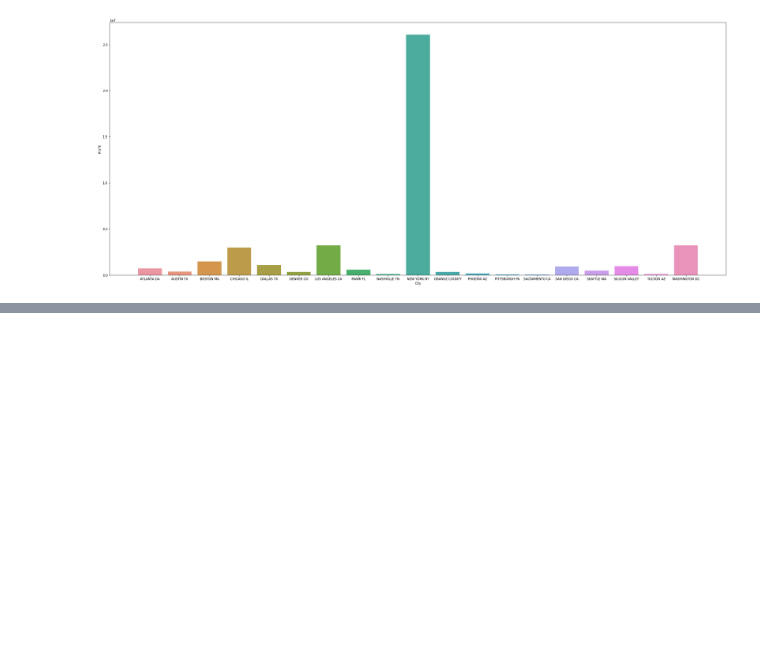
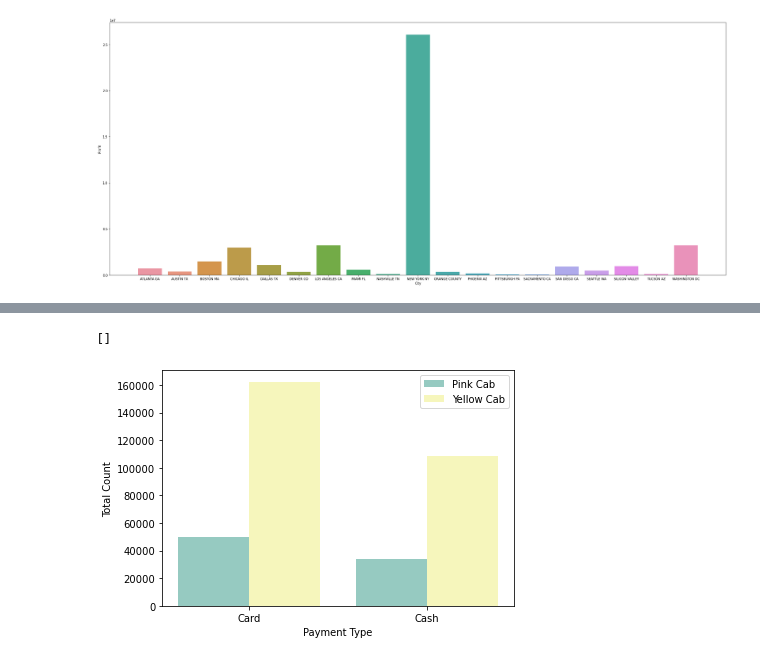
Before and after one commit to qngyn/DataGlacier, a Jupyter notebook: Week2/EDA.ipynb, the cells around one changed output, grey strips where cells are left out. Drawn from its saved outputs; the diff is of its cells as text; code cells hidden in the pictures; blank space fills up the shorter version.

Commit message:
Hypothesis 4 (partial)
- Update information for hypothesis 4 (gender, payment type) and its code

```diff
--- a/Week2/EDA.ipynb
+++ b/Week2/EDA.ipynb
@@ -445,0 +450,21 @@ plt.plot()
+# %%
+def payment(data, pay_type):
+    numpayment = len(data[data['Payment_Mode'] == pay_type])
+    total_profit = sum(data[data['Payment_Mode'] == pay_type]['Profit'])
+    return numpayment, total_profit
+def payment_mode(data, pay_type):
+    numpayment =[]
+    totalprofit =[]
+    for i in range(0, len(pay_type)):
+        value = payment(data, pay_type[i])
+        numpayment.append(value[0])
+        totalprofit.append(value[1])
+    return numpayment, totalprofit
+# %%
+pink_payment = payment_mode(pink_cab, pink_cab['Payment_Mode'].unique())
+yellow_payment = payment_mode(yellow_cab, yellow_cab['Payment_Mode'].unique())
+paymentmode = pd.DataFrame({'Company': np.repeat('Pink Cab', len(pink_payment)).tolist() + np.repeat('Yellow Cab', len(yellow_payment)).tolist(),
+         'Payment': pink_cab['Payment_Mode'].unique().tolist() + yellow_cab['Payment_Mode'].unique().tolist(),
+         'Total Count':  pink_payment[0] + yellow_payment[0],
+         'Profit': pink_payment[1] + yellow_payment[1]})
+paymentmode.head()
@@ -445,0 +477,10 @@ plt.plot()
+# %%
+sns.set_palette("Set3")
+ax = sns.barplot(data = paymentmode, x = "Payment", y = "Total Count", hue = "Company")
+plt.legend(loc = 0)
+ax.set(xlabel= 'Payment Type')
+plt.tight_layout()
+plt.plot()
+# %% [output]
+[]
+[figure, added]
```
Also changed, not shown: parts of 7 cells of this notebook, 5 other files.
